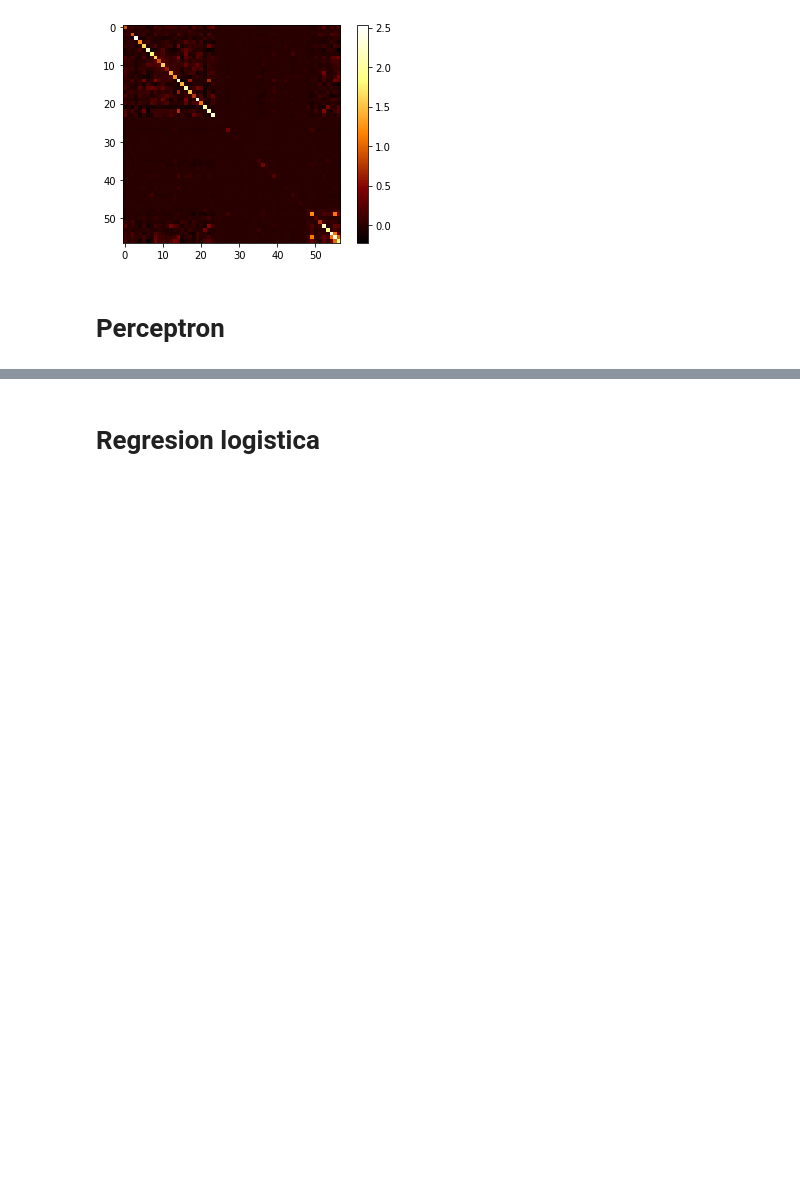
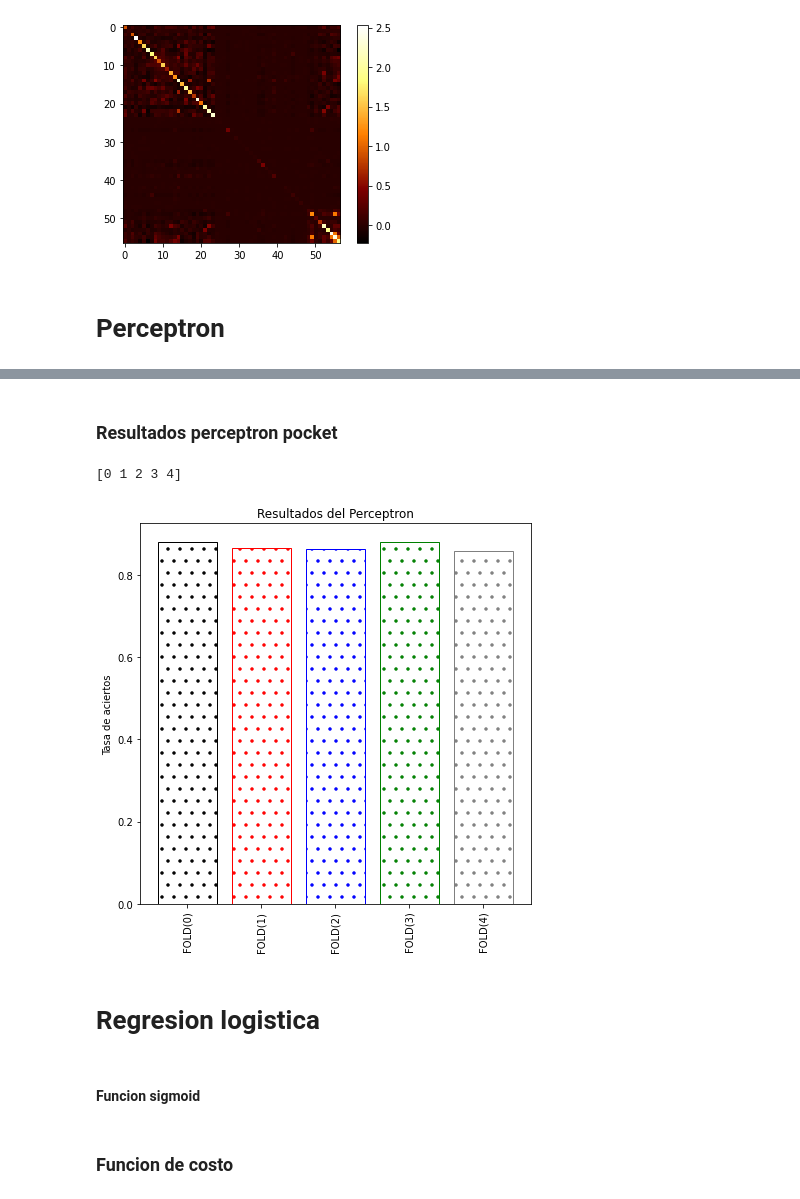
Before and after one commit to nachocodexx/cinvestav-da-final_project, a Jupyter notebook: Untitled.ipynb, the cells around one changed output, grey strips where cells are left out. Cells and saved outputs as stored; diff of their text form; code cells hidden in the pictures; blank space fills up the shorter version.

Commit message:
Section titles [added]

```diff
--- a/Untitled.ipynb
+++ b/Untitled.ipynb
@@ -528,2 +541,18 @@ plt.savefig("p1",dpi=300)
+# %% [markdown]
+### Resultados perceptron pocket
+# %%
+plot_mean(
+          perceptron_results2,
+          x_ticks= ["FOLD(0)","FOLD(1)","FOLD(2)","FOLD(3)","FOLD(4)"],
+            title = "Resultados del Perceptron",
+            y_label = "Tasa de aciertos",
+            x_label = ""
+         )
+# plt.savefig("p1",dpi=300
+# %% [output]
+[0 1 2 3 4]
+[figure, added]
 # %% [markdown]
 # Regresion logistica
+# %% [markdown]
+#### Funcion sigmoid
@@ -529,0 +562,2 @@ plt.savefig("p1",dpi=300)
+# %% [markdown]
+### Funcion de costo
```
Also changed, not shown: parts of 19 cells of this notebook, 1 other file.
